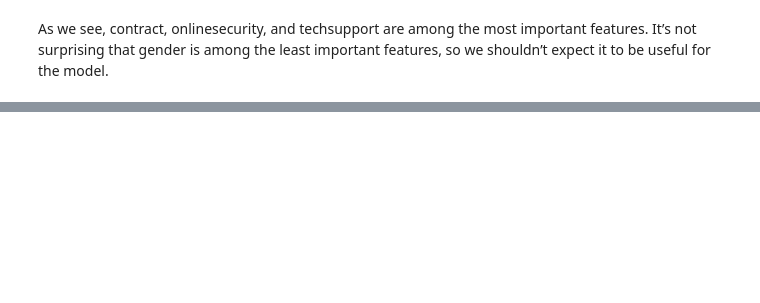
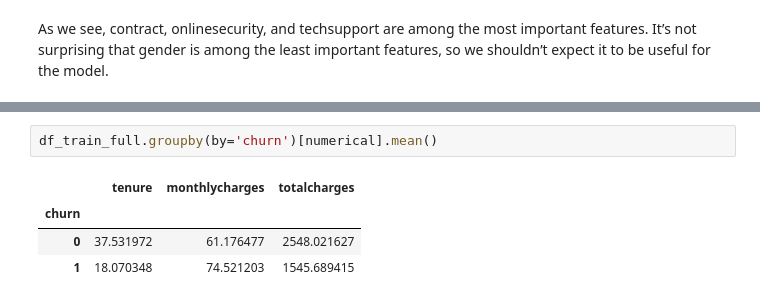
Before and after one commit to marcosbenicio/data-science, a Jupyter notebook: 02Classification/churn.ipynb, the cells around one changed output, grey strips where cells are left out. Cells and saved outputs as stored; diff of their text form; blank space fills up the shorter version.

```diff
--- a/02Classification/churn.ipynb
+++ b/02Classification/churn.ipynb
@@ -540,0 +618,7 @@ important features. It’s not surprising that gender is among the least importa
+# %%
+df_train_full.groupby(by='churn')[numerical].mean()
+# %% [output]
+|  | tenure | monthlycharges | totalcharges |
+| churn |  |  |  |
+| 0 | 37.531972 | 61.176477 | 2548.021627 |
+| 1 | 18.070348 | 74.521203 | 1545.689415 |
```
Also changed, not shown: parts of 16 cells of this notebook.
